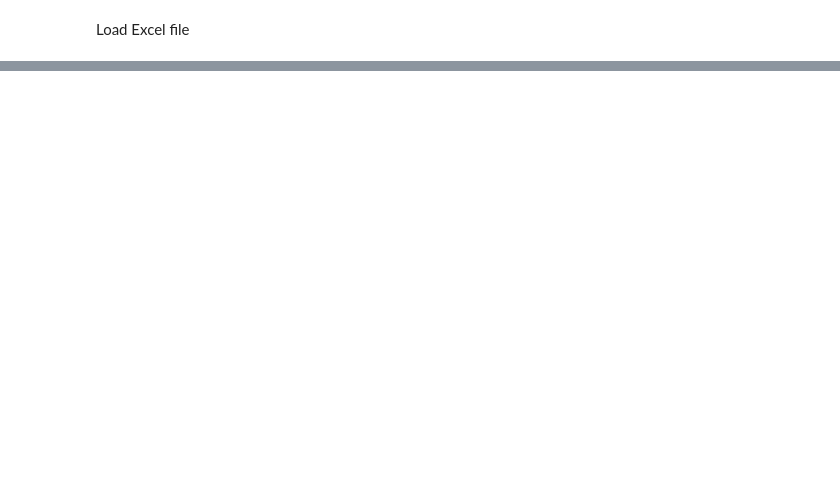
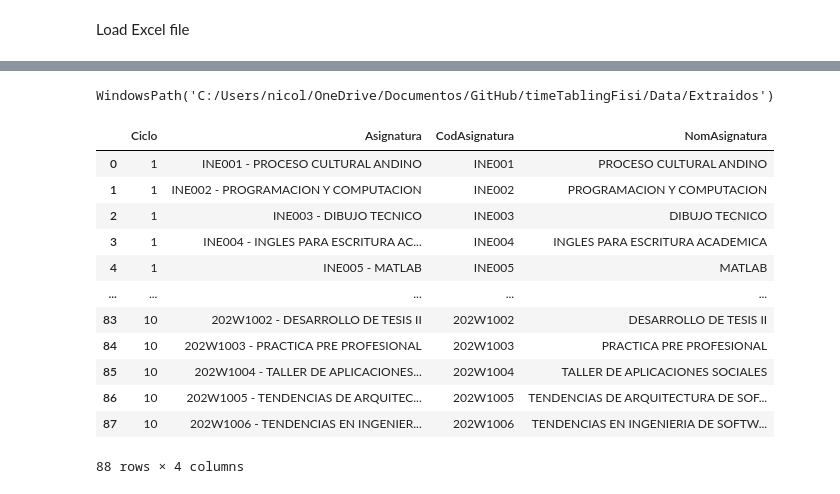
Before and after one commit to NicolasRojasGalaDEV/timeTablingFisiUNMSM, a Jupyter notebook: Extraccion/RealDisponibilidadDocente.ipynb, the cells around one changed output, grey strips where cells are left out. Cells and saved outputs as stored; diff of their text form; code cells hidden in the pictures; blank space fills up the shorter version.

```diff
--- a/Extraccion/RealDisponibilidadDocente.ipynb
+++ b/Extraccion/RealDisponibilidadDocente.ipynb
@@ -103,0 +121,7 @@ print("✅ Grouped availability saved to grouped_availability.csv")
+# %%
+import unicodedata
+
+def quitar_tildes(texto):
+    if isinstance(texto, str):
+        return unicodedata.normalize('NFKD', texto).encode('ASCII', 'ignore').decode('utf-8')
+    return texto
@@ -103,0 +146,8 @@ print("✅ Grouped availability saved to grouped_availability.csv")
+# %%
+EXTRACCION_DIR=(BASE_DIR / ".." / "Data" / "EXTRAIDOS").resolve()
+# %%
+EXTRACCION_DIR
+# %% [output]
+WindowsPath('C:/Users/nicol/OneDrive/Documentos/GitHub/timeTablingFisi/Data/Extraidos')
+# %%
+ciclo=pd.read_csv((EXTRACCION_DIR/"ciclo_asignatura.csv").resolve(),sep=";",encoding="utf-8-sig")
@@ -103,0 +156,18 @@ print("✅ Grouped availability saved to grouped_availability.csv")
+# %%
+ciclo_format = ciclo.applymap(quitar_tildes)
+# %%
+ciclo_format
+# %% [output]
+|  | Ciclo | Asignatura | CodAsignatura | NomAsignatura |
+| 0 | 1 | INE001 - PROCESO CULTURAL ANDINO | INE001 | PROCESO CULTURAL ANDINO |
+| 1 | 1 | INE002 - PROGRAMACION Y COMPUTACION | INE002 | PROGRAMACION Y COMPUTACION |
+| 2 | 1 | INE003 - DIBUJO TECNICO | INE003 | DIBUJO TECNICO |
+| 3 | 1 | INE004 - INGLES PARA ESCRITURA AC... | INE004 | INGLES PARA ESCRITURA ACADEMICA |
+| 4 | 1 | INE005 - MATLAB | INE005 | MATLAB |
+| ... | ... | ... | ... | ... |
+| 83 | 10 | 202W1002 - DESARROLLO DE TESIS II | 202W1002 | DESARROLLO DE TESIS II |
+| 84 | 10 | 202W1003 - PRACTICA PRE PROFESIONAL | 202W1003 | PRACTICA PRE PROFESIONAL |
+| 85 | 10 | 202W1004 - TALLER DE APLICACIONES... | 202W1004 | TALLER DE APLICACIONES SOCIALES |
+| 86 | 10 | 202W1005 - TENDENCIAS DE ARQUITEC... | 202W1005 | TENDENCIAS DE ARQUITECTURA DE SOF... |
+| 87 | 10 | 202W1006 - TENDENCIAS EN INGENIER... | 202W1006 | TENDENCIAS EN INGENIERIA DE SOFTW... |
+88 rows × 4 columns
```
Also changed, not shown: parts of 64 cells of this notebook, 18 other files.
